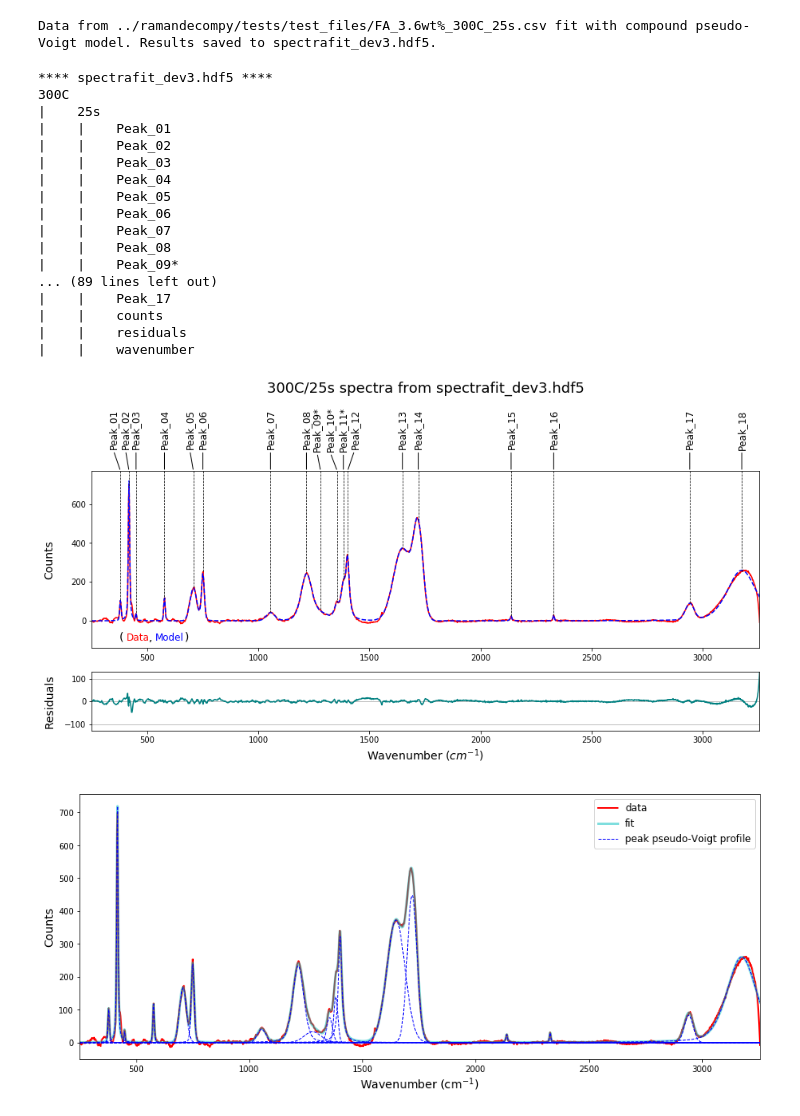
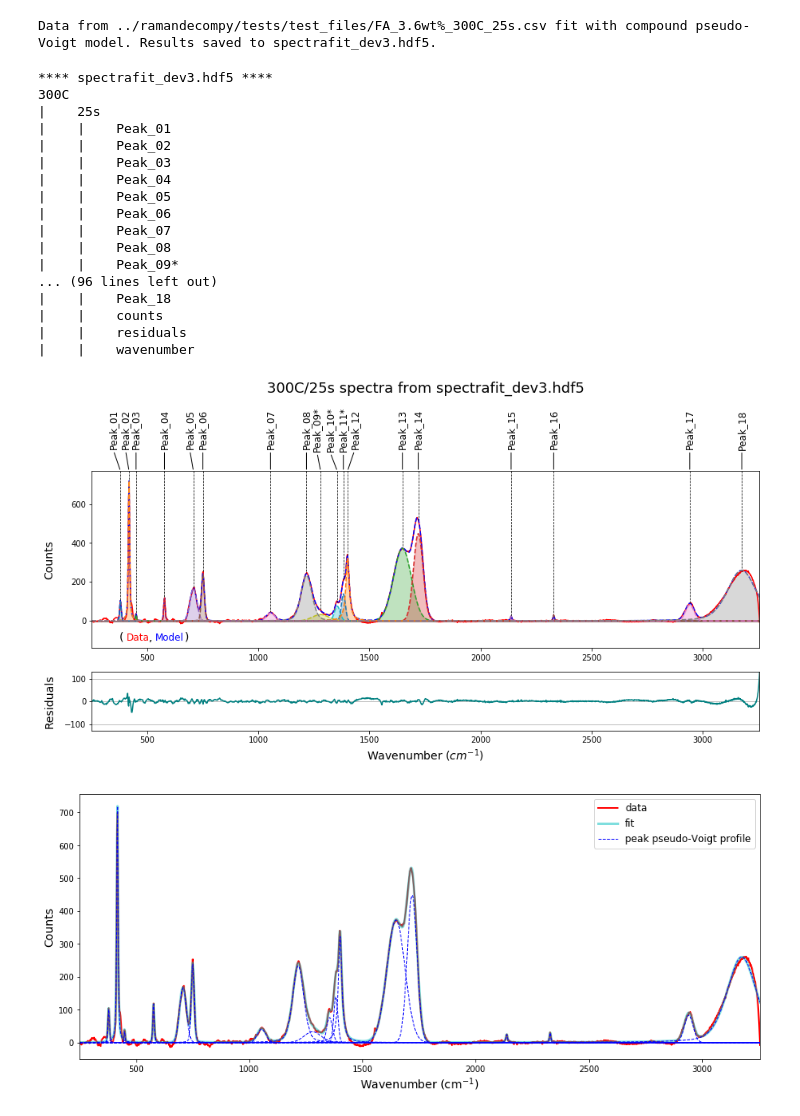
Before and after one commit to raman-noodles/raman-spectra-decomp-analysis, a Jupyter notebook: development/spectrafit_dev3.ipynb, the cells around one changed output. Drawn from its saved outputs; the diff is of its cells as text; code cells hidden in the pictures.

```diff
--- a/development/spectrafit_dev3.ipynb
+++ b/development/spectrafit_dev3.ipynb
@@ -28,26 +28,26 @@ Data from ../ramandecompy/tests/test_files/FA_3.6wt%_300C_25s.csv fit with compo
 # %%
 dataprep.view_hdf5(hdf5_filename)
 fig, ax1, ax2 = datavis.plot_fit(hdf5_filename, key)
-# datavis.plot_components(ax1, hdf5_filename, key, [1,2,3,4,5,6,7,8,9,10,11,12,13,14,15,16,17,18])
+datavis.plot_components(ax1, hdf5_filename, key, [1,2,3,4,5,6,7,8,9,10,11,12,13,14,15,16,17,18])
 # %% [output]
 **** spectrafit_dev3.hdf5 ****
 300C
 |    25s
 |    |    Peak_01
 |    |    Peak_02
 |    |    Peak_03
 |    |    Peak_04
 |    |    Peak_05
 |    |    Peak_06
 |    |    Peak_07
 |    |    Peak_08
 |    |    Peak_09*
-... (89 lines left out)
-|    |    Peak_17
+... (96 lines left out)
+|    |    Peak_18
 |    |    counts
 |    |    residuals
 |    |    wavenumber
-[figure, old version]
+[figure, new version]
 # %%
 add_list = [1270, 1350, 1385]#, 1640]
 # add_list = None
```
Also changed, not shown: 1 other file.
